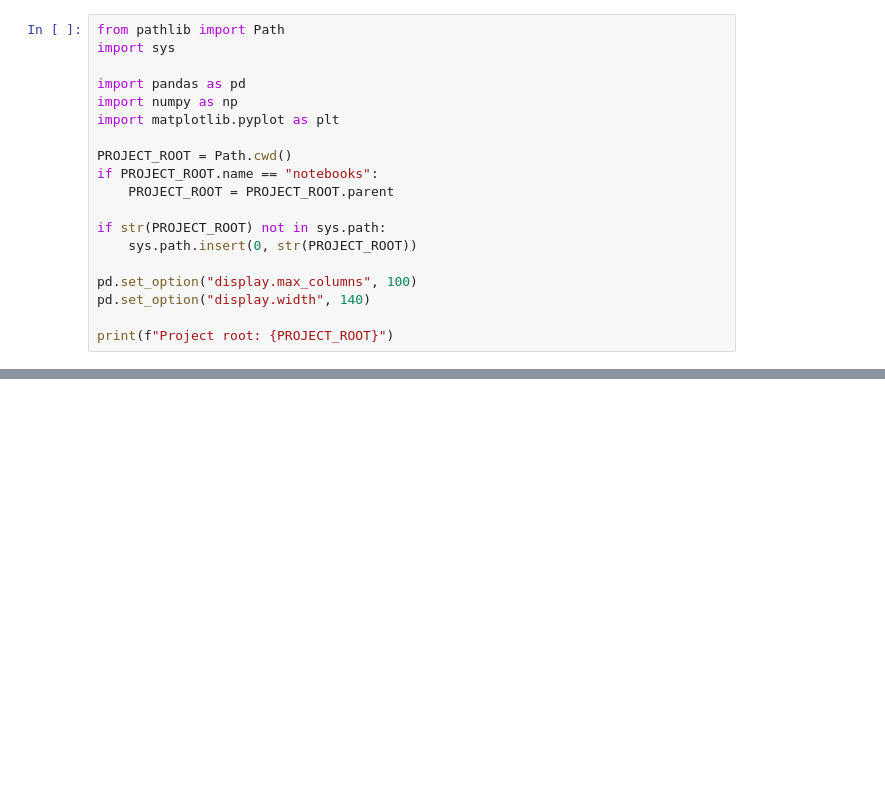
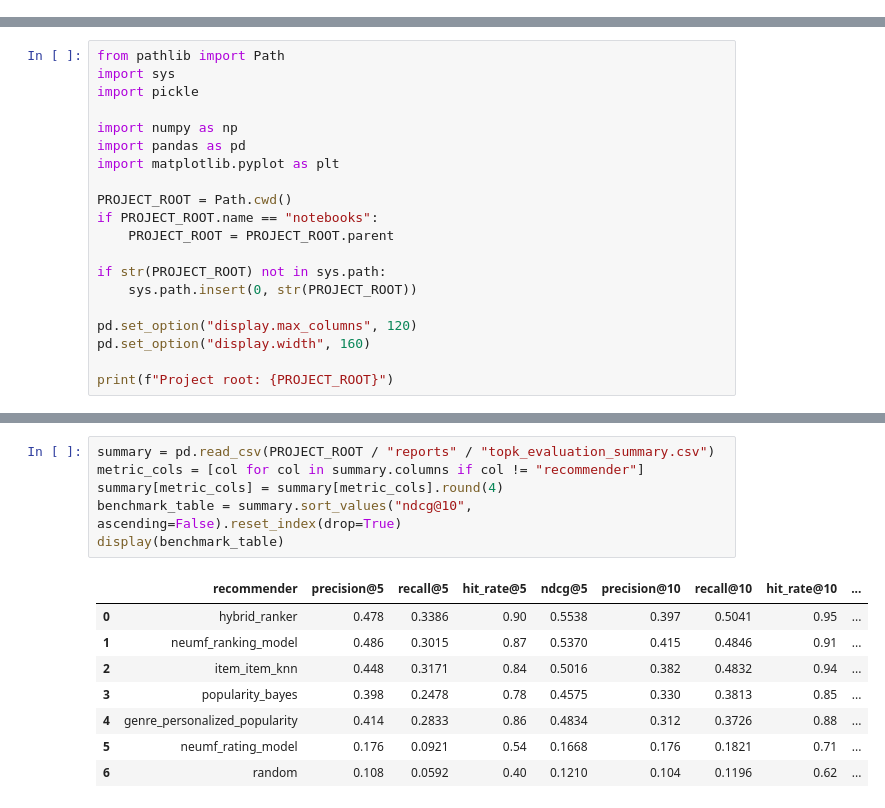
Before and after one commit to rafglo/Movie-Recommendation-System-with-Explainability, a Jupyter notebook: notebooks/final_submission.ipynb, the cells around one changed output, grey strips where cells are left out. Saved outputs shown, nothing was run; the diff lists cells and outputs as text; blank space fills up the shorter version.

Commit message:
final_notebook - without shap part

```diff
--- a/notebooks/final_submission.ipynb
+++ b/notebooks/final_submission.ipynb
@@ -15,19 +0,0 @@ Another key requirement is explainability. A recommendation is more useful when
-# %%
-from pathlib import Path
-import sys
-
-import pandas as pd
-import numpy as np
-import matplotlib.pyplot as plt
-
-PROJECT_ROOT = Path.cwd()
-if PROJECT_ROOT.name == "notebooks":
-    PROJECT_ROOT = PROJECT_ROOT.parent
-
-if str(PROJECT_ROOT) not in sys.path:
-    sys.path.insert(0, str(PROJECT_ROOT))
-
-pd.set_option("display.max_columns", 100)
-pd.set_option("display.width", 140)
-
-print(f"Project root: {PROJECT_ROOT}")
@@ -1115,0 +13,20 @@ Overall, the project demonstrates a complete recommendation workflow: data loadi
+# %%
+from pathlib import Path
+import sys
+import pickle
+
+import numpy as np
+import pandas as pd
+import matplotlib.pyplot as plt
+
+PROJECT_ROOT = Path.cwd()
+if PROJECT_ROOT.name == "notebooks":
+    PROJECT_ROOT = PROJECT_ROOT.parent
+
+if str(PROJECT_ROOT) not in sys.path:
+    sys.path.insert(0, str(PROJECT_ROOT))
+
+pd.set_option("display.max_columns", 120)
+pd.set_option("display.width", 160)
+
+print(f"Project root: {PROJECT_ROOT}")
@@ -1115,0 +509,15 @@ Overall, the project demonstrates a complete recommendation workflow: data loadi
+# %%
+summary = pd.read_csv(PROJECT_ROOT / "reports" / "topk_evaluation_summary.csv")
+metric_cols = [col for col in summary.columns if col != "recommender"]
+summary[metric_cols] = summary[metric_cols].round(4)
+benchmark_table = summary.sort_values("ndcg@10", ascending=False).reset_index(drop=True)
+display(benchmark_table)
+# %% [output]
+|  | recommender | precision@5 | recall@5 | hit_rate@5 | ndcg@5 | precision@10 | recall@10 | hit_rate@10 | ... |
+| 0 | hybrid_ranker | 0.478 | 0.3386 | 0.90 | 0.5538 | 0.397 | 0.5041 | 0.95 | ... |
+| 1 | neumf_ranking_model | 0.486 | 0.3015 | 0.87 | 0.5370 | 0.415 | 0.4846 | 0.91 | ... |
+| 2 | item_item_knn | 0.448 | 0.3171 | 0.84 | 0.5016 | 0.382 | 0.4832 | 0.94 | ... |
+| 3 | popularity_bayes | 0.398 | 0.2478 | 0.78 | 0.4575 | 0.330 | 0.3813 | 0.85 | ... |
+| 4 | genre_personalized_popularity | 0.414 | 0.2833 | 0.86 | 0.4834 | 0.312 | 0.3726 | 0.88 | ... |
+| 5 | neumf_rating_model | 0.176 | 0.0921 | 0.54 | 0.1668 | 0.176 | 0.1821 | 0.71 | ... |
+| 6 | random | 0.108 | 0.0592 | 0.40 | 0.1210 | 0.104 | 0.1196 | 0.62 | ... |
```
Also changed, not shown: parts of 69 cells of this notebook, 4 other files.
